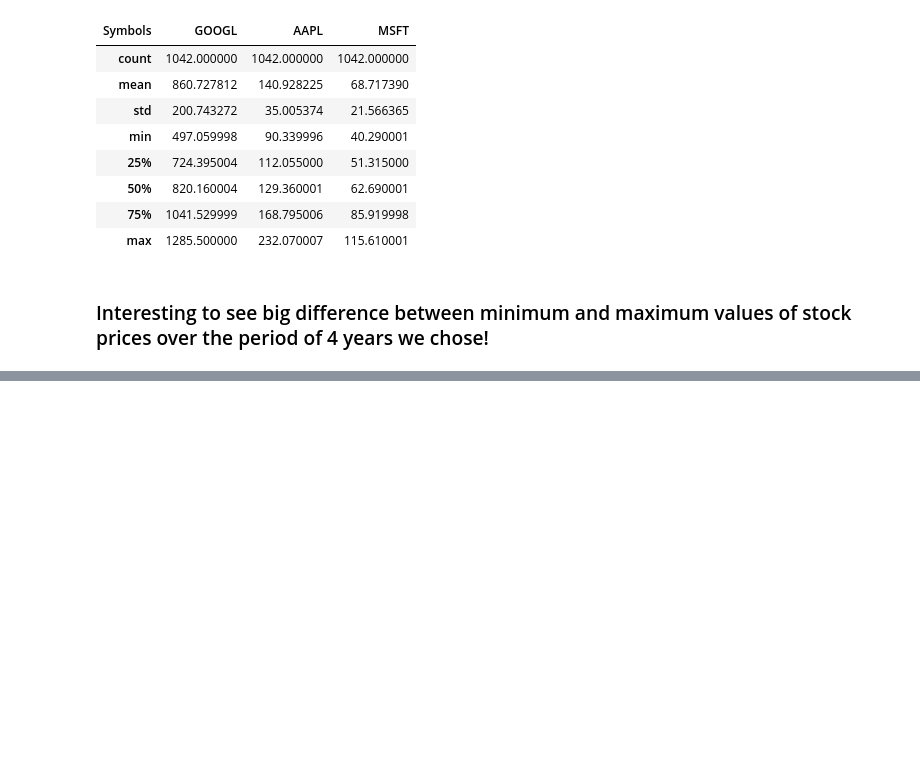
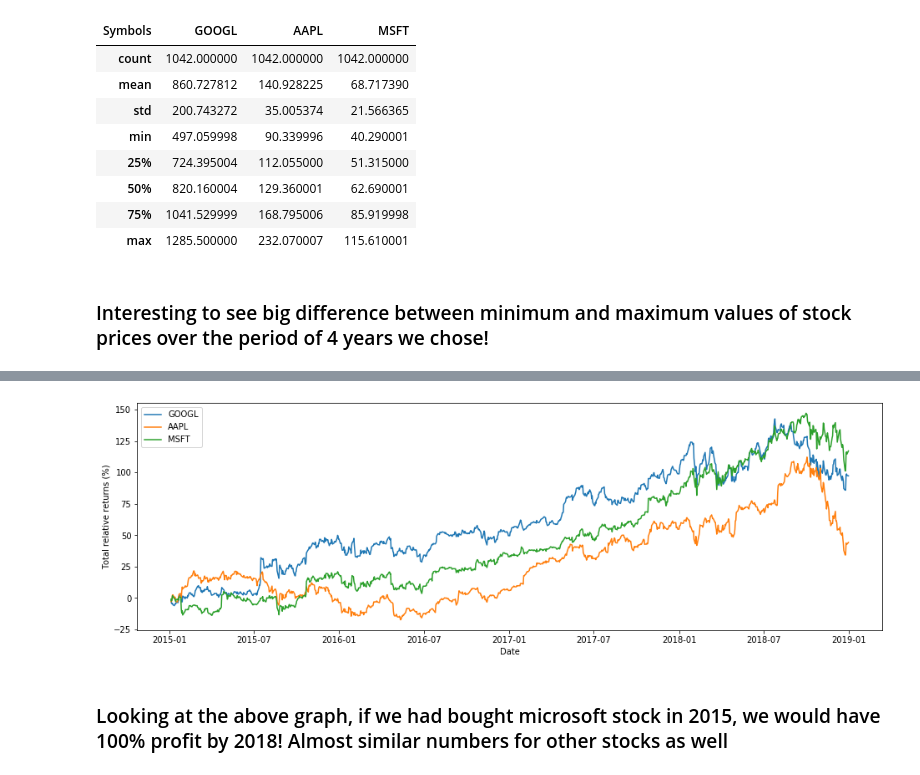
Before and after one commit to guru3/quant, a Jupyter notebook: Intro to finance in python.ipynb, the cells around one changed output, grey strips where cells are left out. Cells and saved outputs as stored; diff of their text form; code cells hidden in the pictures; blank space fills up the shorter version.

```diff
--- a/Intro to finance in python.ipynb
+++ b/Intro to finance in python.ipynb
@@ -60,0 +97,13 @@ To register the converters:
+# %%
+_, ax = plt.subplots(1, 1, figsize=(16,5))
+for c in log_returns:
+    ax.plot(log_returns.index, 100*(np.exp(log_returns[c].cumsum()) - 1), #cumulative relative % returns
+            label=str(c))
+ax.set_ylabel('Total relative returns (%)')
+ax.set_xlabel('Date')
+ax.legend()
+plt.show()
+# %% [output]
+[figure, added]
+# %% [markdown]
+### Looking at the above graph, if we had bought microsoft stock in 2015, we would have 100% profit by 2018! Almost similar numbers for other stocks as well
```
Also changed, not shown: parts of 7 cells of this notebook.
